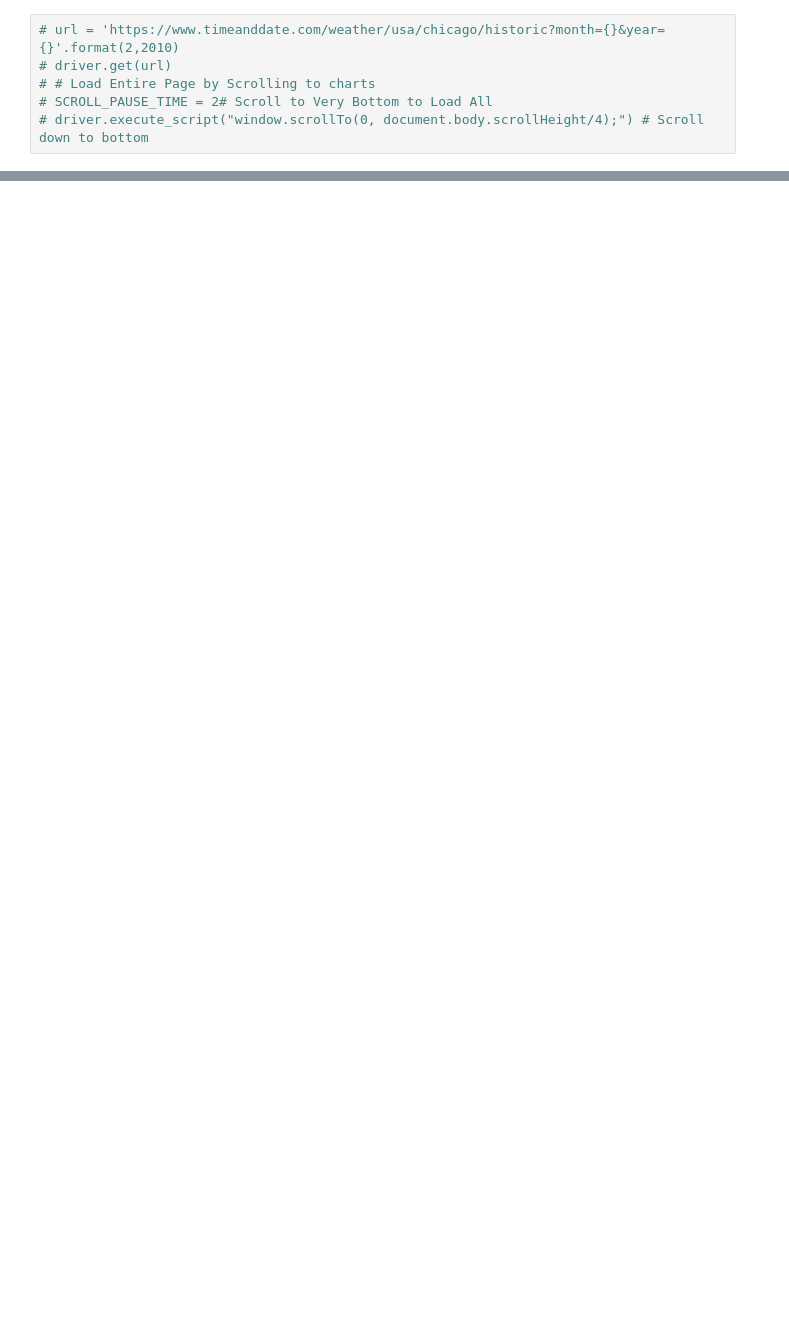
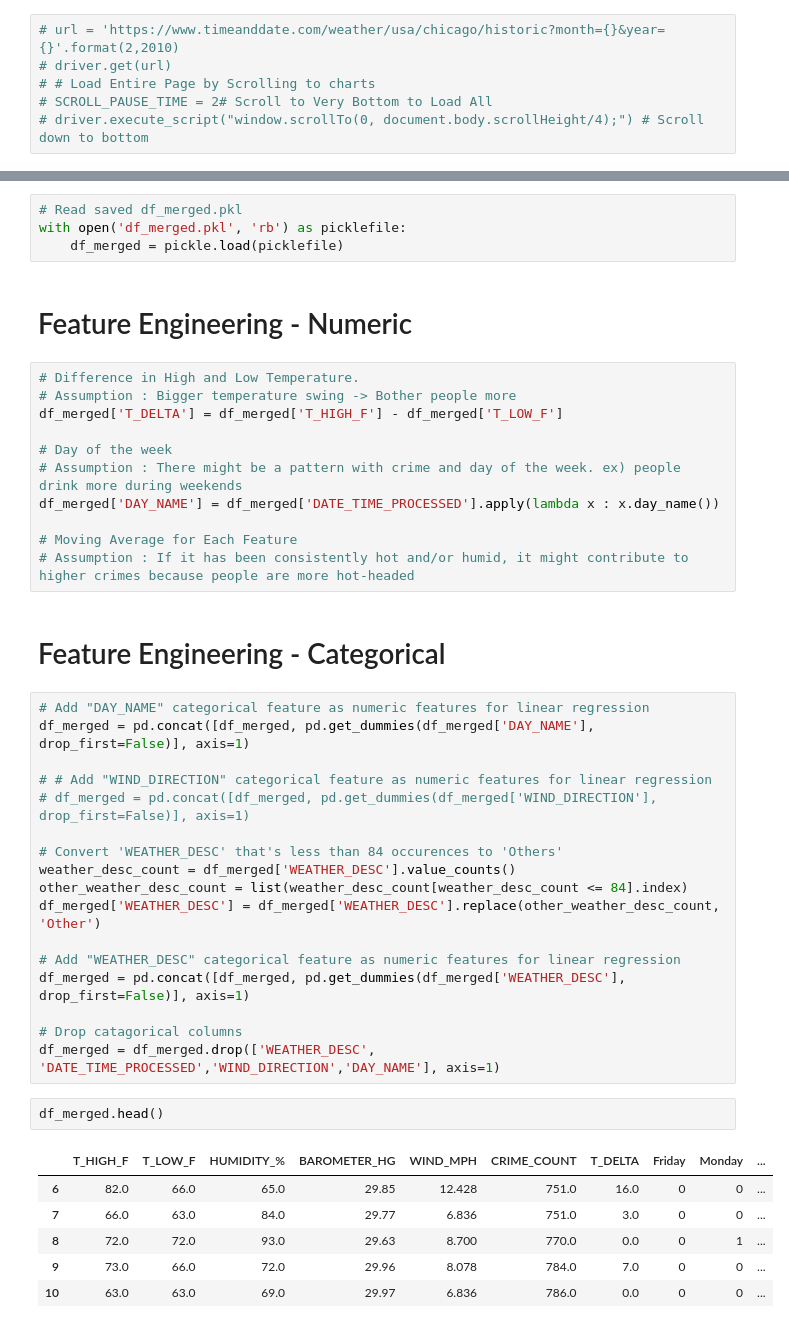
Before and after one commit to silvernine209/chicago_crime_rate_predictor, a Jupyter notebook: project_2_luther_lee_matthew.ipynb, the cells around one changed output, grey strips where cells are left out. Cells and saved outputs as stored; diff of their text form; blank space fills up the shorter version.

Commit message:
Pickle files added. Feature engineering. Data Merged

```diff
--- a/project_2_luther_lee_matthew.ipynb
+++ b/project_2_luther_lee_matthew.ipynb
@@ -225,0 +268,45 @@ soup.find(class_='mp_box_content').find_all('td')[1].text
+# %%
+# Read saved df_merged.pkl
+with open('df_merged.pkl', 'rb') as picklefile:
+    df_merged = pickle.load(picklefile)
+# %% [markdown]
+# Feature Engineering - Numeric
+# %%
+# Difference in High and Low Temperature.
+# Assumption : Bigger temperature swing -> Bother people more
+df_merged['T_DELTA'] = df_merged['T_HIGH_F'] - df_merged['T_LOW_F']
+
+# Day of the week
+# Assumption : There might be a pattern with crime and day of the week. ex) people drink more during weekends
+df_merged['DAY_NAME'] = df_merged['DATE_TIME_PROCESSED'].apply(lambda x : x.day_name())
+
+# Moving Average for Each Feature
+# Assumption : If it has been consistently hot and/or humid, it might contribute to higher crimes because people are more hot-headed
+# %% [markdown]
+# Feature Engineering - Categorical
+# %%
+# Add "DAY_NAME" categorical feature as numeric features for linear regression
+df_merged = pd.concat([df_merged, pd.get_dummies(df_merged['DAY_NAME'], drop_first=False)], axis=1)
+
+# # Add "WIND_DIRECTION" categorical feature as numeric features for linear regression
+# df_merged = pd.concat([df_merged, pd.get_dummies(df_merged['WIND_DIRECTION'], drop_first=False)], axis=1)
+
+# Convert 'WEATHER_DESC' that's less than 84 occurences to 'Others'
+weather_desc_count = df_merged['WEATHER_DESC'].value_counts()
+other_weather_desc_count = list(weather_desc_count[weather_desc_count <= 84].index)
+df_merged['WEATHER_DESC'] = df_merged['WEATHER_DESC'].replace(other_weather_desc_count, 'Other')
+
+# Add "WEATHER_DESC" categorical feature as numeric features for linear regression
+df_merged = pd.concat([df_merged, pd.get_dummies(df_merged['WEATHER_DESC'], drop_first=False)], axis=1)
+
+# Drop catagorical columns
+df_merged = df_merged.drop(['WEATHER_DESC', 'DATE_TIME_PROCESSED','WIND_DIRECTION','DAY_NAME'], axis=1)
+# %%
+df_merged.head()
+# %% [output]
+|  | T_HIGH_F | T_LOW_F | HUMIDITY_% | BAROMETER_HG | WIND_MPH | CRIME_COUNT | T_DELTA | Friday | Monday | ... |
+| 6 | 82.0 | 66.0 | 65.0 | 29.85 | 12.428 | 751.0 | 16.0 | 0 | 0 | ... |
+| 7 | 66.0 | 63.0 | 84.0 | 29.77 | 6.836 | 751.0 | 3.0 | 0 | 0 | ... |
+| 8 | 72.0 | 72.0 | 93.0 | 29.63 | 8.700 | 770.0 | 0.0 | 0 | 1 | ... |
+| 9 | 73.0 | 66.0 | 72.0 | 29.96 | 8.078 | 784.0 | 7.0 | 0 | 0 | ... |
+| 10 | 63.0 | 63.0 | 69.0 | 29.97 | 6.836 | 786.0 | 0.0 | 0 | 0 | ... |
```
Also changed, not shown: parts of 36 cells of this notebook, 3 other files.
